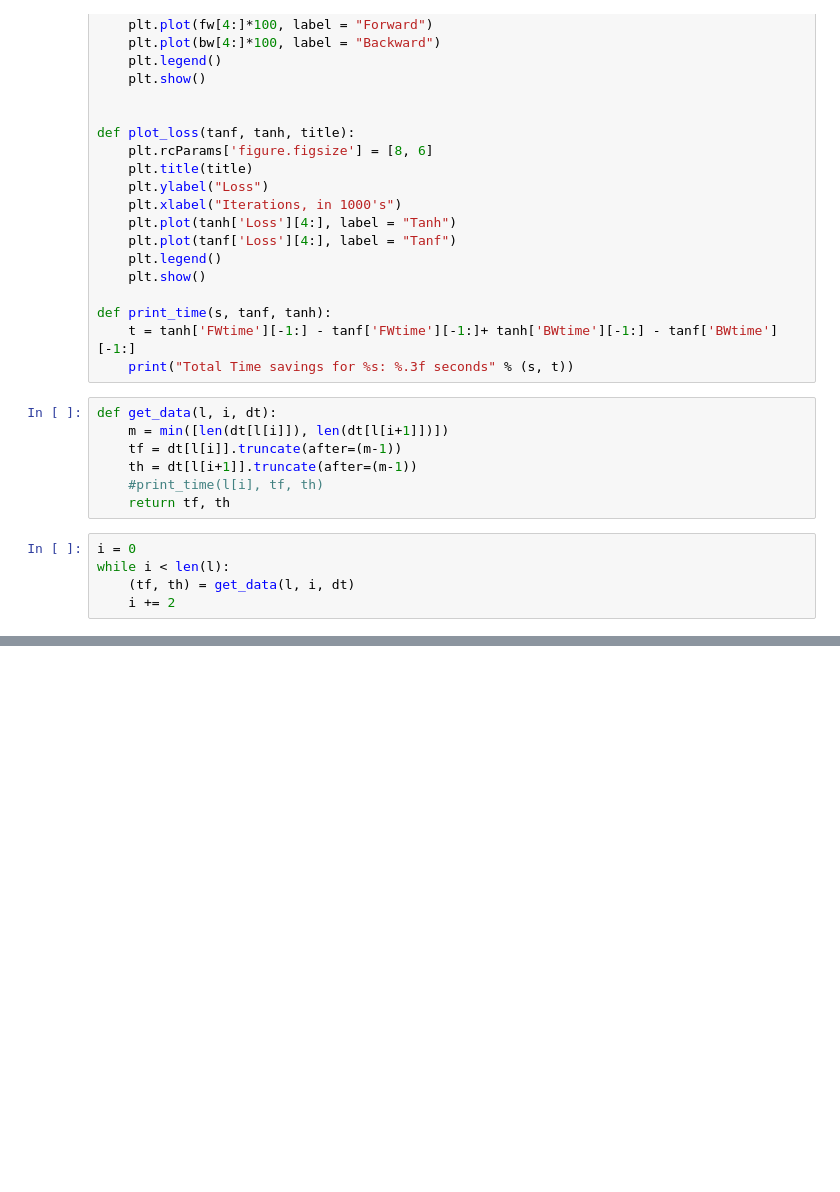
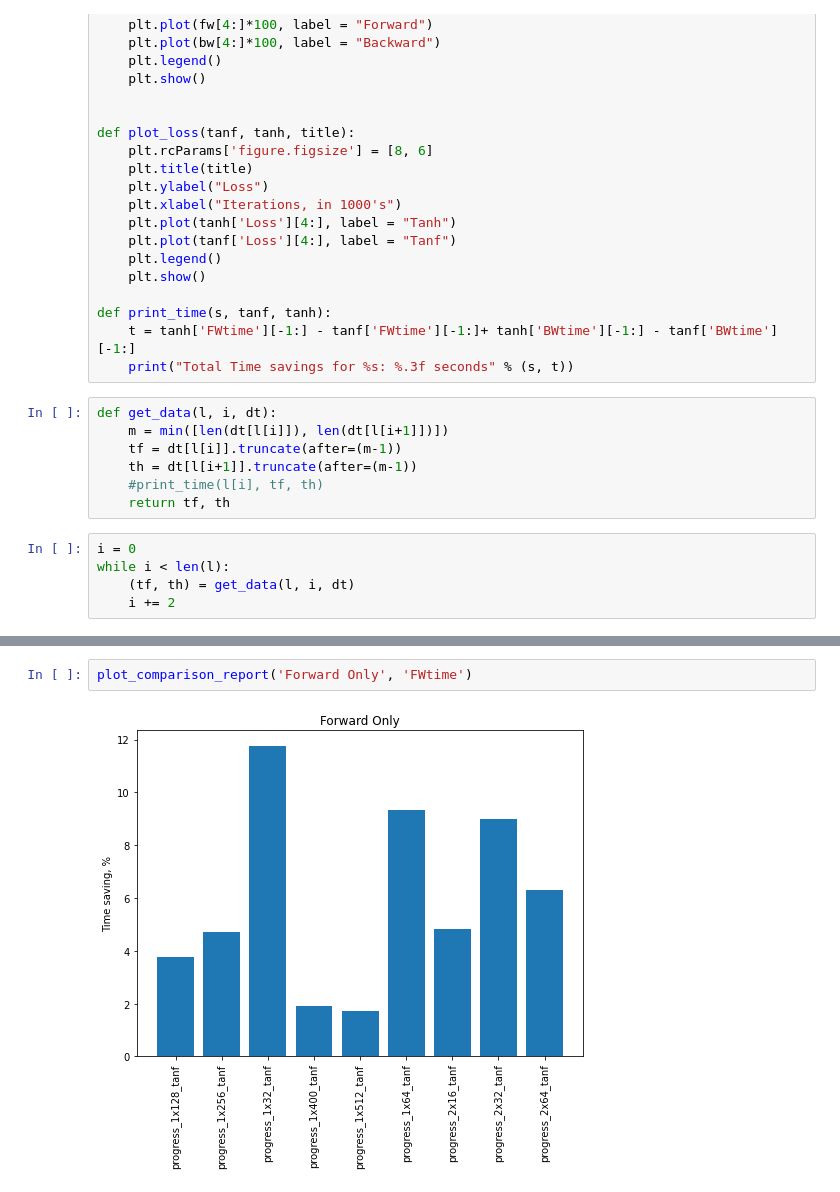
Before and after one commit to phatware/lstm-optimizations, a Jupyter notebook: lstm-net-size-analysis.ipynb, the cells around one changed output, grey strips where cells are left out. Saved outputs shown, nothing was run; the diff lists cells and outputs as text; blank space fills up the shorter version.

```diff
--- a/lstm-net-size-analysis.ipynb
+++ b/lstm-net-size-analysis.ipynb
@@ -125,0 +136,4 @@ plt.show()
+# %%
+plot_comparison_report('Forward Only', 'FWtime')
+# %% [output]
+[figure, added]
```
Also changed, not shown: parts of 4 cells of this notebook, 6 other files.
